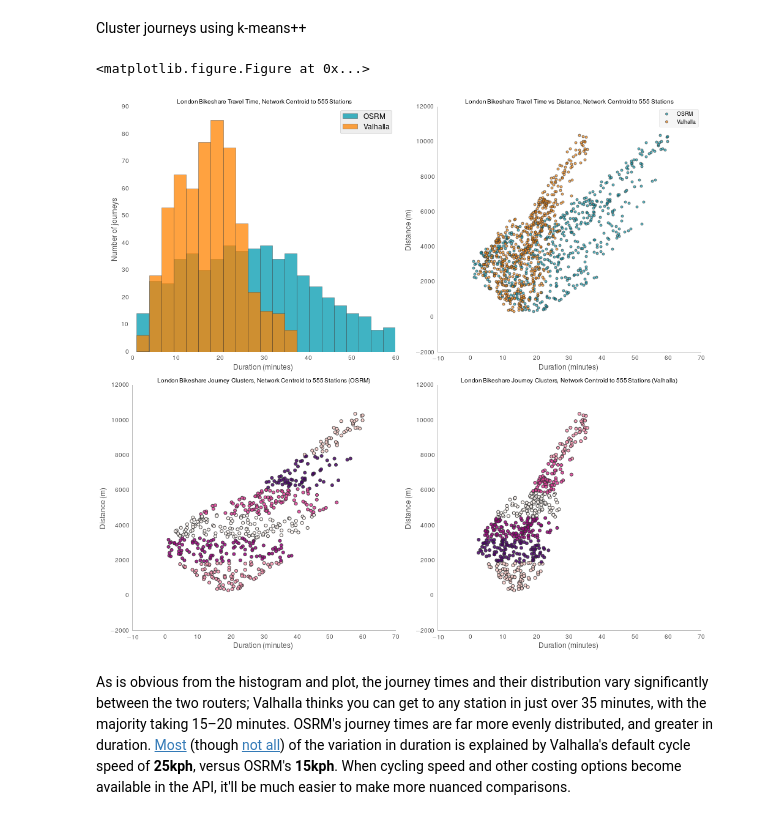
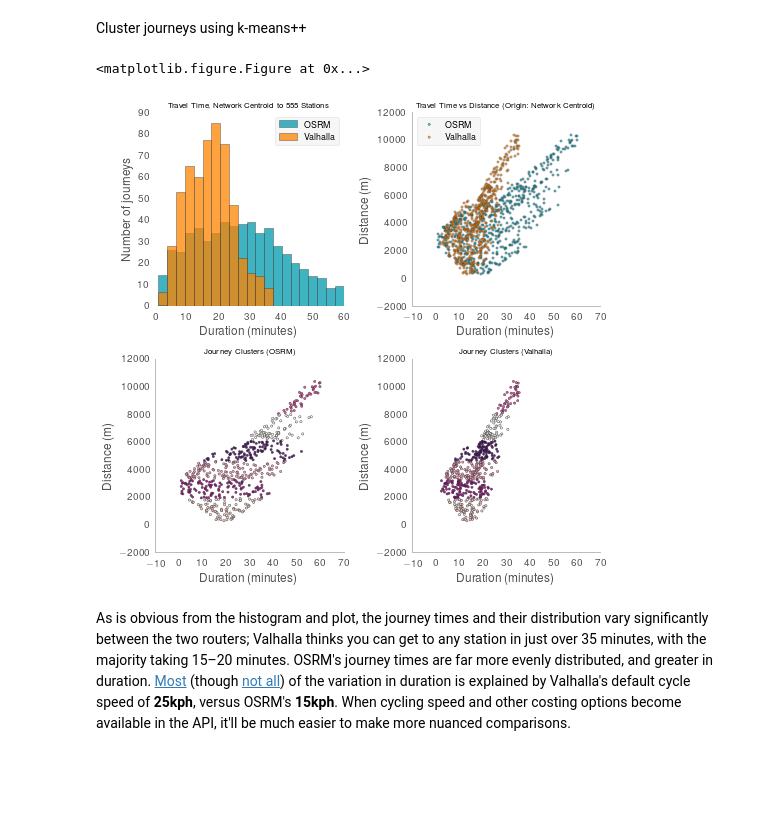
Before and after one commit to urschrei/router_comparison, a Jupyter notebook: OSRM_vs_Valhalla.ipynb, the cells around one changed output. Saved outputs shown, nothing was run; the diff lists cells and outputs as text; code cells hidden in the pictures; blank space fills up the shorter version.

```diff
--- a/OSRM_vs_Valhalla.ipynb
+++ b/OSRM_vs_Valhalla.ipynb
@@ -93,6 +93,9 @@ centroids_valhalla = kmeans_valhalla.cluster_centers_
 # %%
 # set up plots
 # numrows, numcolumns, plot number (specify in row, column order)
+dotsize = 5.
+linewidth = .5
+
 plt.clf()
 fig = plt.figure(figsize=(14, 12.8))
 
@@ -107,13 +110,14 @@ hist = merged[['travel_time_osrm', 'travel_time_valhalla']].plot(
     alpha=0.75)
 
 plt.title(
-    "London Bikeshare Travel Time, Network Centroid to %s Stations" % len(merged),
-    fontsize=10
+    "Travel Time, Network Centroid to %s Stations" % len(merged),
+    fontsize=8
 )
 
 ax.set_xlabel('Duration (minutes)')
 ax.set_ylabel('Number of journeys')
-ax.legend(['OSRM', 'Valhalla'])
+leg = ax.legend(['OSRM', 'Valhalla'], fontsize=9)
+leg.get_frame().set_alpha(0.5)
 ax.grid(b=False)
 
 # Right-hand plot
@@ -125,8 +129,8 @@ osrm = plt.scatter(
     marker='o',
     color="#009aaf",
     edgecolor='#333333',
-    lw=1,
-    s=15,
+    lw=linewidth,
+    s=dotsize,
     alpha=0.65)
 
 valhalla = plt.scatter(
@@ -135,8 +139,8 @@ valhalla = plt.scatter(
     marker='o',
     color="#ff8300",
     edgecolor='#333333',
-    lw=1,
-    s=15,
+    lw=linewidth,
+    s=dotsize,
     alpha=0.65)
 
 leg = plt.legend(
@@ -144,12 +148,13 @@ leg = plt.legend(
     ('OSRM',
     'Valhalla'),
     scatterpoints=1,
-    fontsize=9)
+    fontsize=9,
+    loc='upper left')
 leg.get_frame().set_alpha(0.5)
 
 plt.title(
-    "London Bikeshare Travel Time vs Distance, Network Centroid to %s Stations" % len(merged),
-    fontsize=10
+    "Travel Time vs Distance (Origin: Network Centroid)",
+    fontsize=8
 )
 
 ax2.set_xlabel('Duration (minutes)')
@@ -158,7 +163,7 @@ ax2.grid(b=False)
 ax2.spines['top'].set_visible(False)
 ax2.spines['right'].set_visible(False)
 
-# Left-hand plot
+# Bottom left-hand plot
 ax3 = fig.add_subplot(223, axisbg='w', frame_on=True)
 
 osrm_cluster = plt.scatter(
@@ -169,13 +174,13 @@ osrm_cluster = plt.scatter(
     color="#ff8300",
     cmap='RdPu',
     edgecolor='#333333',
-    lw=1,
-    s=25,
+    lw=linewidth,
+    s=dotsize,
     alpha=0.85)
 
 plt.title(
-    "London Bikeshare Journey Clusters, Network Centroid to %s Stations (OSRM)" % len(merged),
-    fontsize=10
+    "Journey Clusters (OSRM)",
+    fontsize=8
 )
 
 ax3.set_xlabel('Duration (minutes)')
@@ -184,7 +189,7 @@ ax3.grid(b=False)
 ax3.spines['top'].set_visible(False)
 ax3.spines['right'].set_visible(False)
 
-# Right-hand plot
+# Botom right-hand plot
 ax4 = fig.add_subplot(224, axisbg='w', frame_on=True)
 
 valhalla_cluster = plt.scatter(
@@ -192,38 +197,39 @@ valhalla_cluster = plt.scatter(
     y=merged['centroid_distance'],
     c=merged['cluster_id_valhalla'],
     marker='o',
     color="#ff8300",
     cmap='RdPu',
     edgecolor='#333333',
-    lw=1,
-    s=25,
+    lw=linewidth,
+    s=dotsize,
     alpha=0.85)
 
 ax4.set_xlim(-10, 70)
 plt.title(
-    "London Bikeshare Journey Clusters, Network Centroid to %s Stations (Valhalla)" % len(merged),
-    fontsize=10
+    "Journey Clusters (Valhalla)",
+    fontsize=8
 )
 
 ax4.set_xlabel('Duration (minutes)')
 ax4.set_ylabel('Distance (m)')
 ax4.grid(b=False)
 ax4.spines['top'].set_visible(False)
 ax4.spines['right'].set_visible(False)
 
 # Save etc
+fig.set_size_inches(7.28, 7)
 plt.tight_layout()
 plt.savefig(
     'combined.png',
     format="png",
     bbox_inches='tight',
     alpha=True,
     transparent=True,
-    dpi=200)
+    dpi=300)
 
 plt.show()
 # %% [output]
 <matplotlib.figure.Figure at 0x...>
-[figure, old version]
+[figure, new version]
 # %% [markdown]
 As is obvious from the histogram and plot, the journey times and their distribution vary significantly between the two routers; Valhalla thinks you can get to any station in just over 35 minutes, with the majority taking 15–20 minutes. OSRM's journey times are far more evenly distributed, and greater in duration. [Most](https://twitter.com/mapzen/status/626080158890479620) (though [not all](https://twitter.com/mapzen/status/626083924192690176)) of the variation in duration is explained by Valhalla's default cycle speed of **25kph**, versus OSRM's **15kph**. When cycling speed and other costing options become available in the API, it'll be much easier to make more nuanced comparisons.
```
Also changed, not shown: parts of 1 cell of this notebook, 1 other file.
